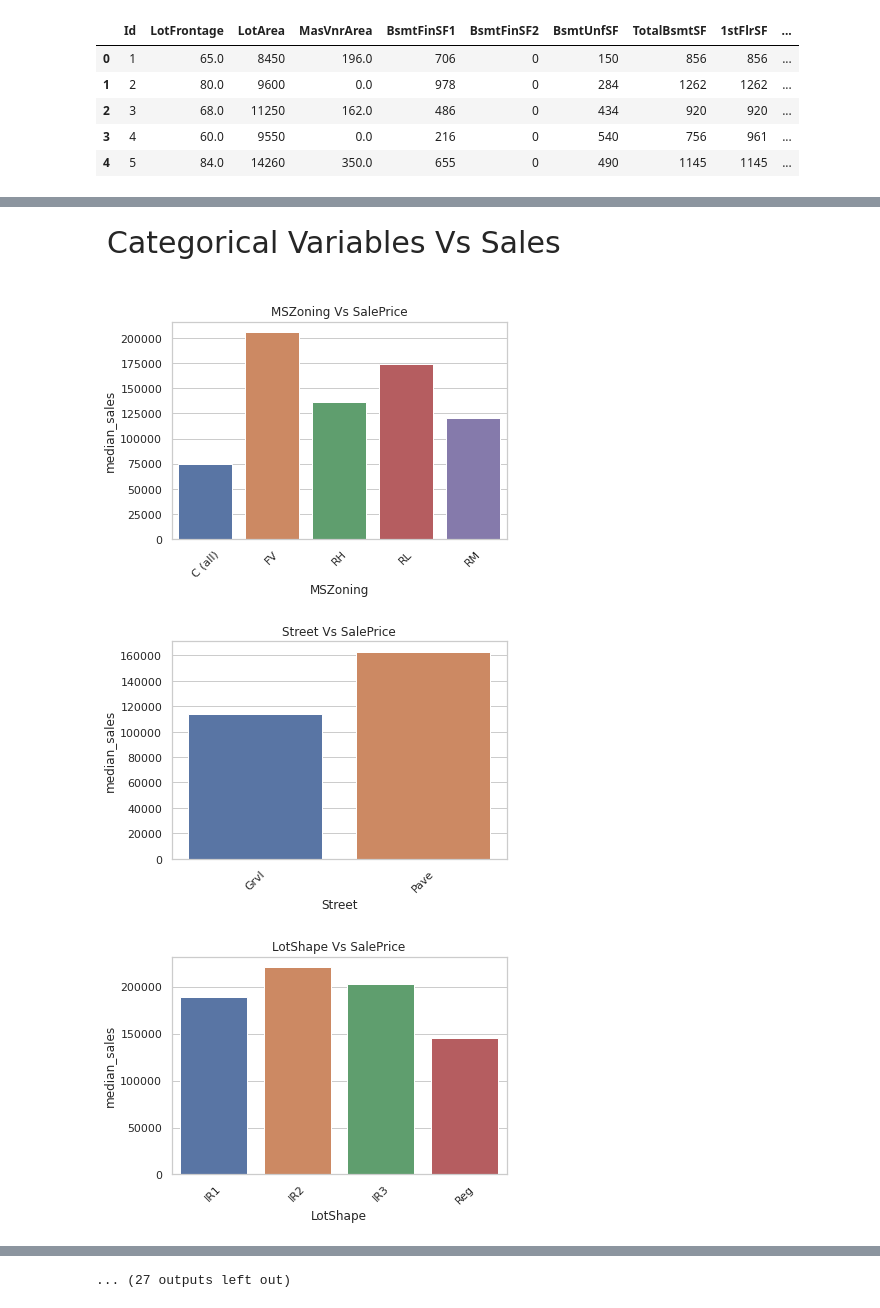
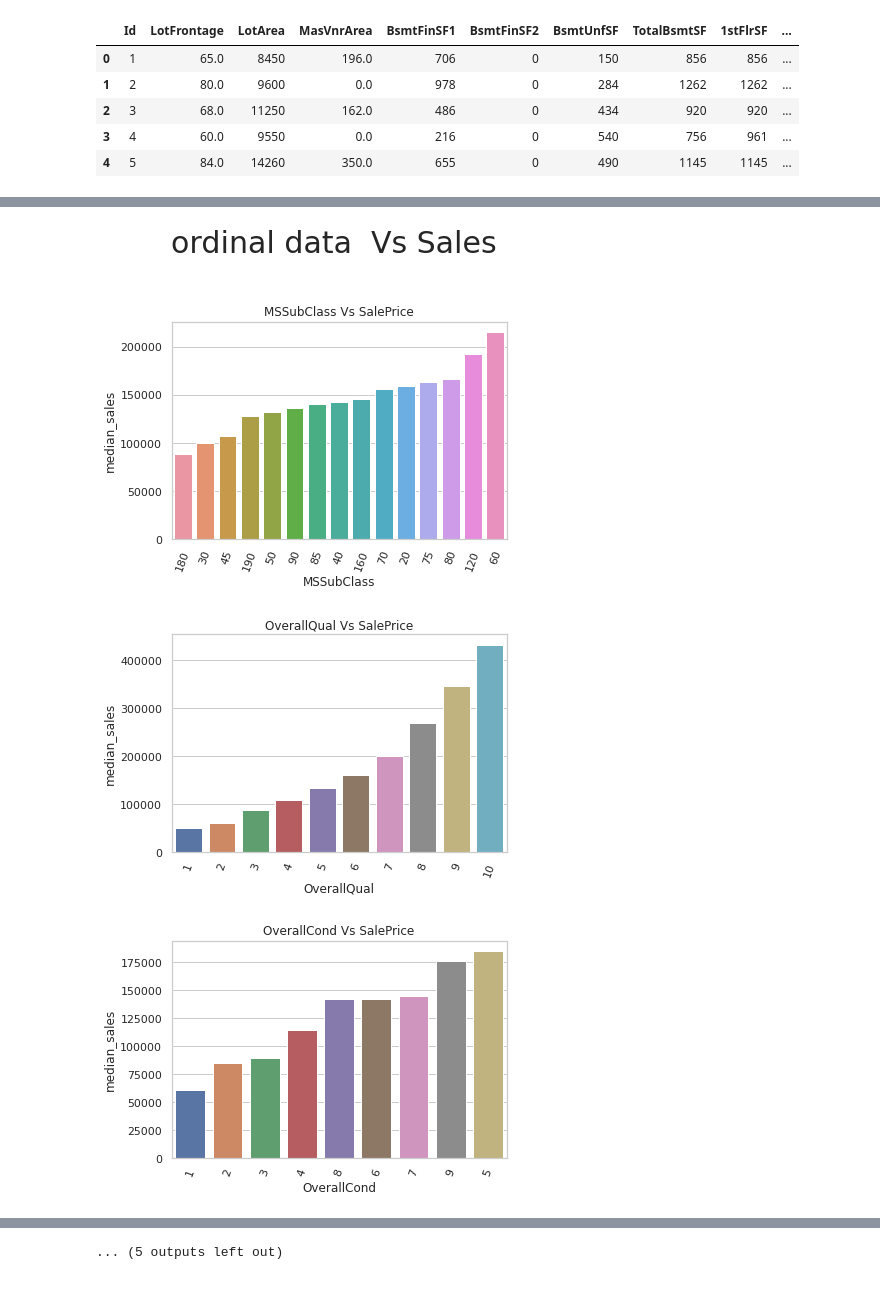
Before and after one commit to Muhliscm/-66daysofdata, a Jupyter notebook: Python/30052021 Housing data Kaggle/House_price_prediction_kaggle.ipynb, the cells around one changed output, grey strips where cells are left out. Drawn from its saved outputs; the diff is of its cells as text; code cells hidden in the pictures.

```diff
--- a/Python/30052021 Housing data Kaggle/House_price_prediction_kaggle.ipynb
+++ b/Python/30052021 Housing data Kaggle/House_price_prediction_kaggle.ipynb
@@ -521,7 +522,7 @@ All Null values are cleared
 ###**EDA For All variables**
 # %%
 # Separating All Categorical Varibles
-cat_variables = [i for i in train_df.columns if train_df[i].dtype == 'O']
+cat_variables = train_df.select_dtypes("O").columns
 print("Number of catergorical variables", len(cat_variables))
 train_df[cat_variables].head()
 # %% [output]
@@ -599,9 +633,10 @@ Length of continues variables 17
 # %%
 
-
-data = train_df.copy()
-for feature in cat_variables:
-  df = data.groupby(feature)['SalePrice'].median().plot(kind = "bar")
-  plt.title(feature +" Vs SalePrice")
+#
+plt.suptitle("Year Features Vs Sales",y = 1.2, fontsize = 30)
+for feature in year_variables:
+  df = data.groupby(feature).agg(median_sales = ("SalePrice", "median"))
+  df.plot(color = "red")
+  plt.title(feature + " Vs SalePrice", pad = 10)
+  print("")
   plt.show()
-  print("")
@@ -608,19 +649,19 @@ for feature in cat_variables:
 # %%
 
-# Creating charts for categorical Variables
-data = train_df.copy()
-plt.suptitle("Categorical Variables Vs Sales",y = 1.2, fontsize = 30)
+# Creating charts for ordinal data
+plt.suptitle("ordinal data  Vs Sales",y = 1.2, fontsize = 30)
 
 #
-for feature in cat_variables:
-  df = data.groupby(feature).agg(median_sales = ('SalePrice', "median"))
-  df  = df.reset_index()
-  sns.barplot(data = df, x = feature, y = "median_sales")
+data = train_df.copy()
+for feature in ordinal_data:
+  df = data.groupby(feature).agg(median_sales = ("SalePrice", "median"))
+  df = df.reset_index().sort_values("median_sales")
+  sns.barplot(data = df, x = feature, y = "median_sales", order= df[feature])
   plt.title(feature + " Vs SalePrice")
-  plt.xticks(rotation = 45)
+  plt.xticks(rotation = 70)
   print("")
   plt.show()
 # %% [output]
-[figure, old version]
+[figure, new version]
-[figure, old version]
+[figure, new version]
-[figure, old version]
+[figure, new version]
@@ -636 +677 @@ for feature in cat_variables:
-... (27 outputs left out)
+... (5 outputs left out)
```
Also changed, not shown: parts of 17 cells of this notebook, 9 other files.
